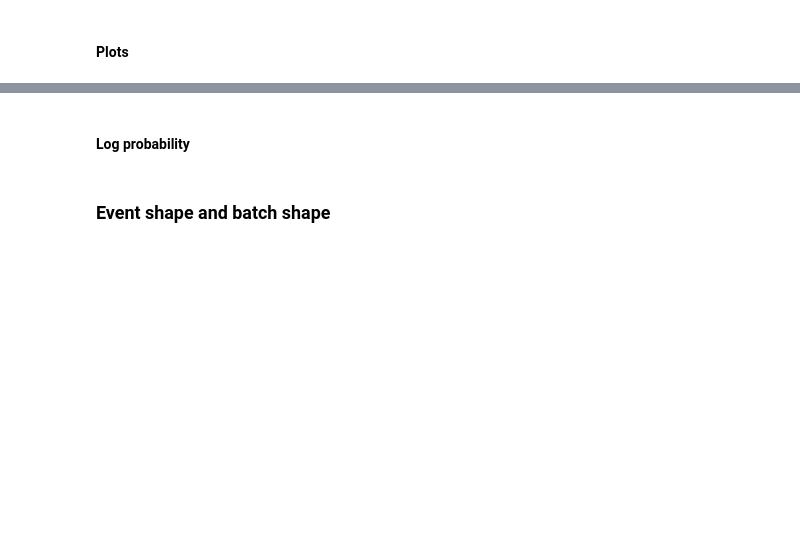
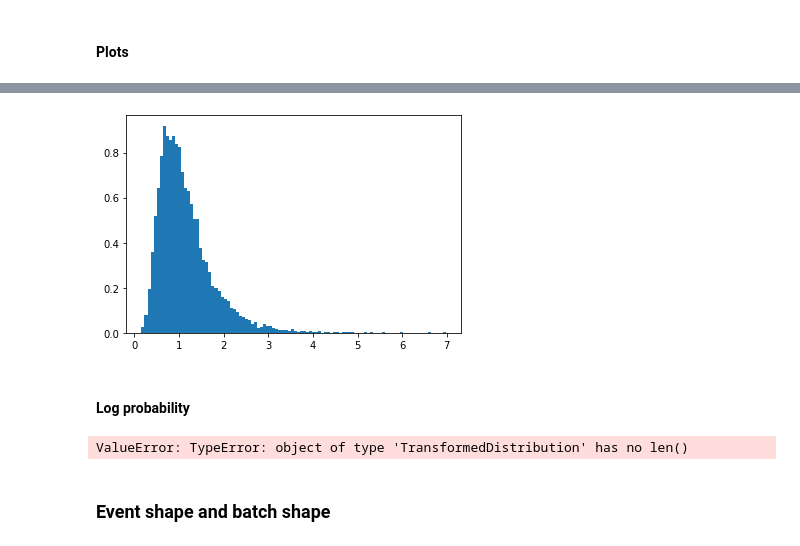
Before and after one commit to gowrishankarin/data_science, a Jupyter notebook: coursera/tf2_4_dl/c3_probabilistic_dl/w03/003_coding_tutorial.ipynb, the cells around one changed output, grey strips where cells are left out. Drawn from its saved outputs; the diff is of its cells as text; code cells hidden in the pictures; blank space fills up the shorter version.

```diff
--- a/coursera/tf2_4_dl/c3_probabilistic_dl/w03/003_coding_tutorial.ipynb
+++ b/coursera/tf2_4_dl/c3_probabilistic_dl/w03/003_coding_tutorial.ipynb
@@ -207,2 +232,4 @@ print('event shape: ', normal.event_shape)
 # %%
 # Sample log_normal
+
+log_normal = tfd.LogNormal(loc=loc, scale=scale)
@@ -211,3 +236,11 @@ print('event shape: ', normal.event_shape)
+# %%
+# Plot l density
+l = log_normal.sample(n)
+
+plt.hist(l, bins=100, density=True)
+plt.show()
+# %% [output]
+[figure, added]
 # %% [markdown]
 #### Log probability
 # %%
@@ -217,5 +254,8 @@ print('event shape: ', normal.event_shape)
 # %%
 # Check log probs
+tf.norm(log_prob - log_normal_td)
+# %% [output]
+ValueError: TypeError: object of type 'TransformedDistribution' has no len()
 # %% [markdown]
 ### Event shape and batch shape
 # %%
```
Also changed, not shown: parts of 88 cells of this notebook, 2 other files.
